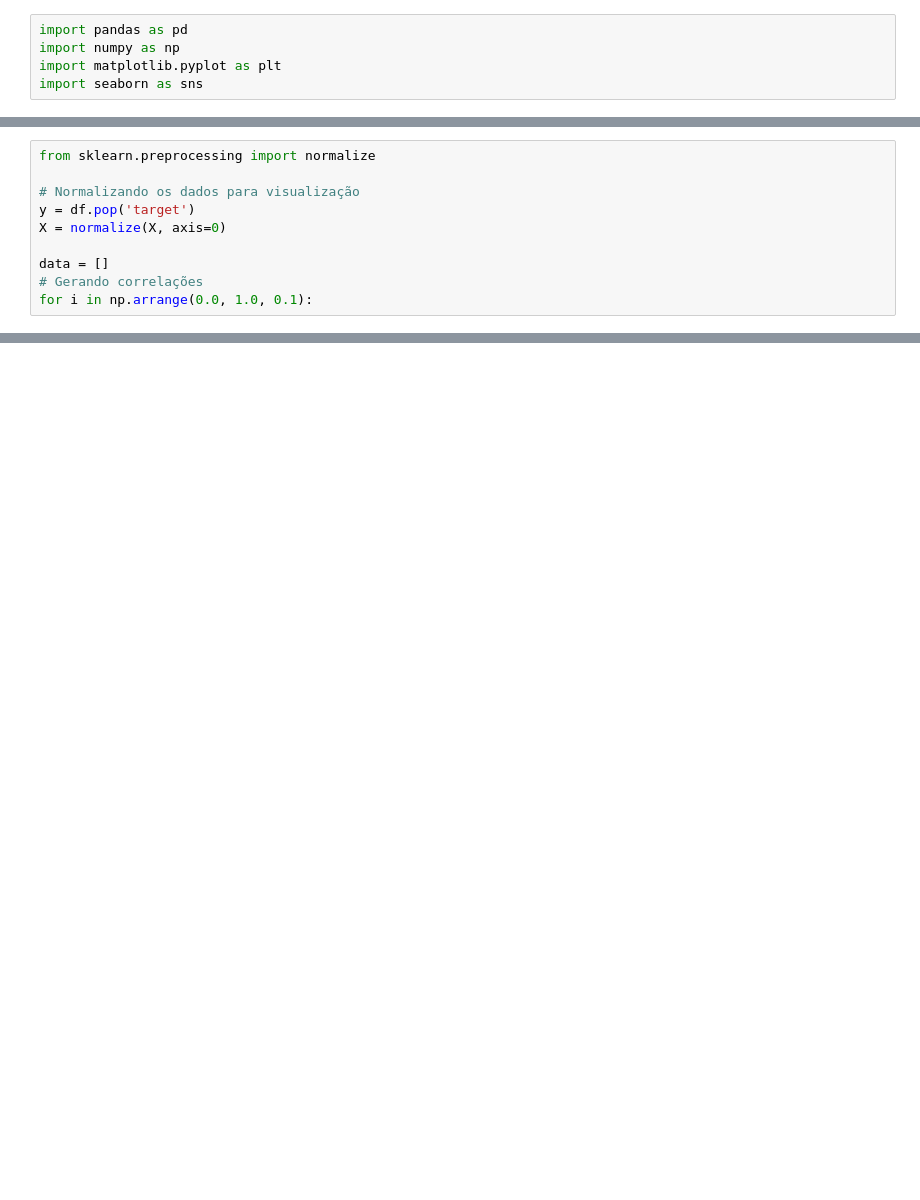
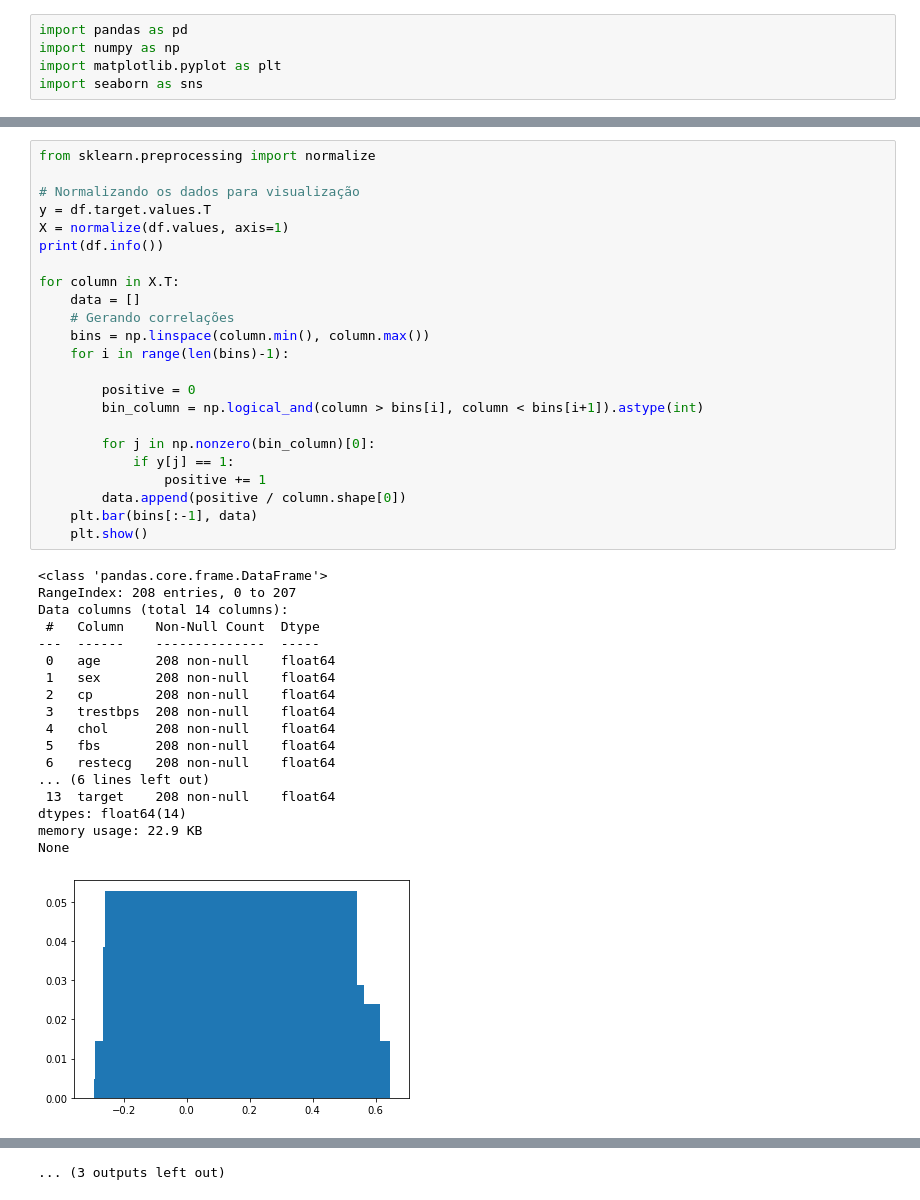
Before and after one commit to tomaz-suller/competicao-neuron, a Jupyter notebook: Heart_Attack.ipynb, the cells around one changed output, grey strips where cells are left out. Cells and saved outputs as stored; diff of their text form; blank space fills up the shorter version.

Commit message:
Add representation for numeric data

```diff
--- a/Heart_Attack.ipynb
+++ b/Heart_Attack.ipynb
@@ -49,10 +49,42 @@ plt.show()
-# %%
-from sklearn.preprocessing import normalize
-
-# Normalizando os dados para visualização
-y = df.pop('target')
-X = normalize(X, axis=0)
-
-data = []
-# Gerando correlações
-for i in np.arrange(0.0, 1.0, 0.1):
+# %%
+from sklearn.preprocessing import normalize
+
+# Normalizando os dados para visualização
+y = df.target.values.T
+X = normalize(df.values, axis=1)
+print(df.info())
+
+for column in X.T:
+    data = []
+    # Gerando correlações
+    bins = np.linspace(column.min(), column.max())
+    for i in range(len(bins)-1):
+
+        positive = 0
+        bin_column = np.logical_and(column > bins[i], column < bins[i+1]).astype(int)
+
+        for j in np.nonzero(bin_column)[0]:
+            if y[j] == 1:
+                positive += 1
+        data.append(positive / column.shape[0])
+    plt.bar(bins[:-1], data)
+    plt.show()
+# %% [output]
+<class 'pandas.core.frame.DataFrame'>
+RangeIndex: 208 entries, 0 to 207
+Data columns (total 14 columns):
+ #   Column    Non-Null Count  Dtype
+---  ------    --------------  -----
+ 0   age       208 non-null    float64
+ 1   sex       208 non-null    float64
+ 2   cp        208 non-null    float64
+ 3   trestbps  208 non-null    float64
+ 4   chol      208 non-null    float64
+ 5   fbs       208 non-null    float64
+ 6   restecg   208 non-null    float64
+... (6 lines left out)
+ 13  target    208 non-null    float64
+dtypes: float64(14)
+memory usage: 22.9 KB
+None
+[figure, added]
@@ -59,3 +101,4 @@ for i in np.arrange(0.0, 1.0, 0.1):
+... (3 outputs left out)
 # %%
 from sklearn.model_selection import train_test_split
 from sklearn.preprocessing import normalize
```
Also changed, not shown: parts of 4 cells of this notebook.
